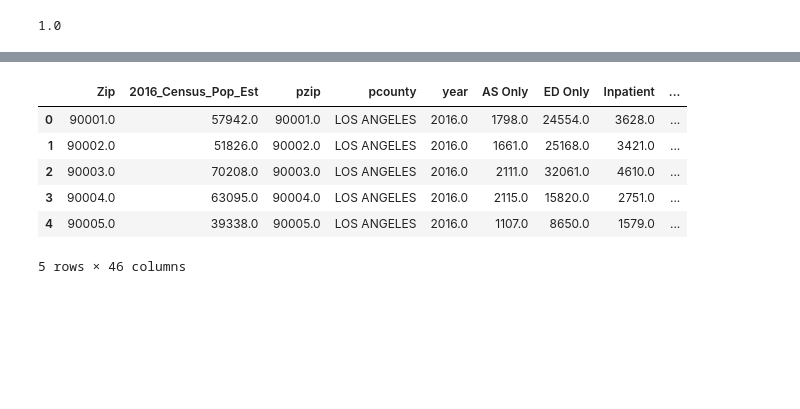
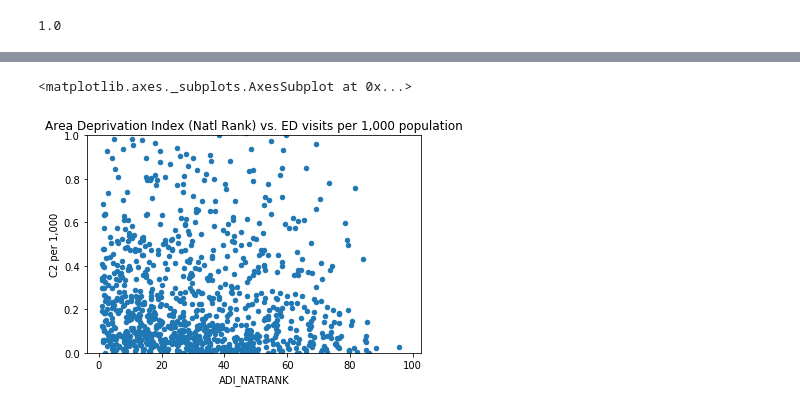
Before and after one commit to velasquezg1/ED_Visits_Cannabis, a Jupyter notebook: ED_Visit_Data_Munging.ipynb, the cells around one changed output, grey strips where cells are left out. Saved outputs shown, nothing was run; the diff lists cells and outputs as text; code cells hidden in the pictures; blank space fills up the shorter version.

```diff
--- a/ED_Visit_Data_Munging.ipynb
+++ b/ED_Visit_Data_Munging.ipynb
@@ -156,16 +240,5 @@ combo3_df.plot(x='ADI_NATRANK', y='ED per 1,000', kind='scatter', ylim=(0,1), ti
-# %%
-combo3_df = combo2_df.merge(drug_metrics_2016_pd, on='Zip', how='outer')
-combo_nulls = combo3_df[combo3_df.isnull().any(axis=1)]
-
-# what % of records are unique Zips
-combo3_df['Zip'].nunique()/combo3_df['Zip'].count()
-
-combo3_df.head()
-# %% [output]
-|  | Zip | 2016_Census_Pop_Est | pzip | pcounty | year | AS Only | ED Only | Inpatient | ... |
-| 0 | 90001.0 | 57942.0 | 90001.0 | LOS ANGELES | 2016.0 | 1798.0 | 24554.0 | 3628.0 | ... |
-| 1 | 90002.0 | 51826.0 | 90002.0 | LOS ANGELES | 2016.0 | 1661.0 | 25168.0 | 3421.0 | ... |
-| 2 | 90003.0 | 70208.0 | 90003.0 | LOS ANGELES | 2016.0 | 2111.0 | 32061.0 | 4610.0 | ... |
-| 3 | 90004.0 | 63095.0 | 90004.0 | LOS ANGELES | 2016.0 | 2115.0 | 15820.0 | 2751.0 | ... |
-| 4 | 90005.0 | 39338.0 | 90005.0 | LOS ANGELES | 2016.0 | 1107.0 | 8650.0 | 1579.0 | ... |
-5 rows × 46 columns
+# %%
+combo6_df.plot(x='ADI_NATRANK', y='C2 per 1,000', kind='scatter', ylim=(0,1), title='Area Deprivation Index (Natl Rank) vs. ED visits per 1,000 population')
+# %% [output]
+<matplotlib.axes._subplots.AxesSubplot at 0x...>
+[figure, added]
```
Also changed, not shown: parts of 15 cells of this notebook.
